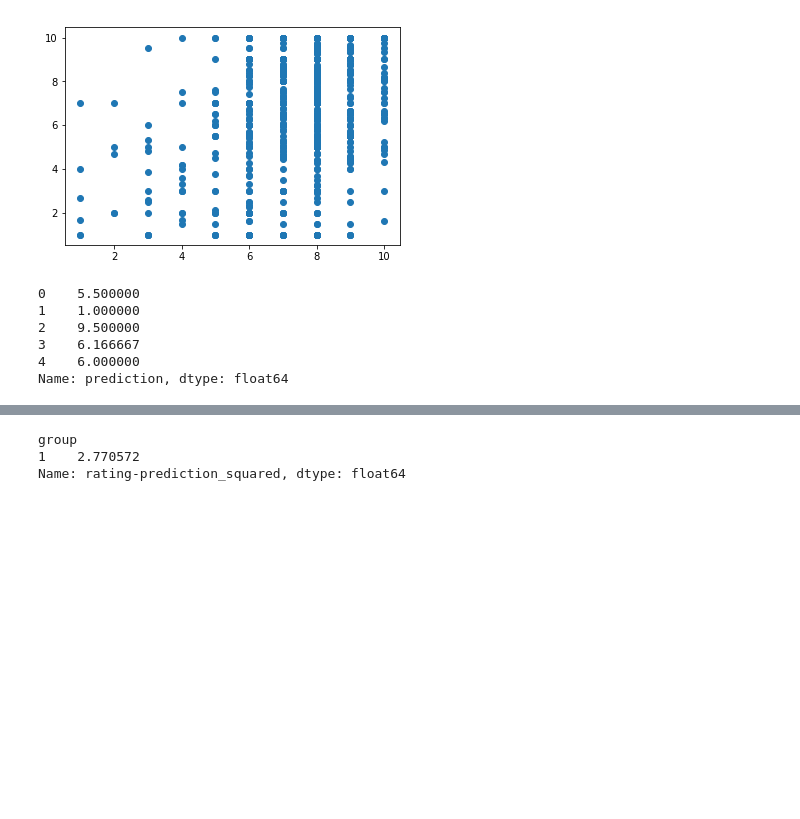
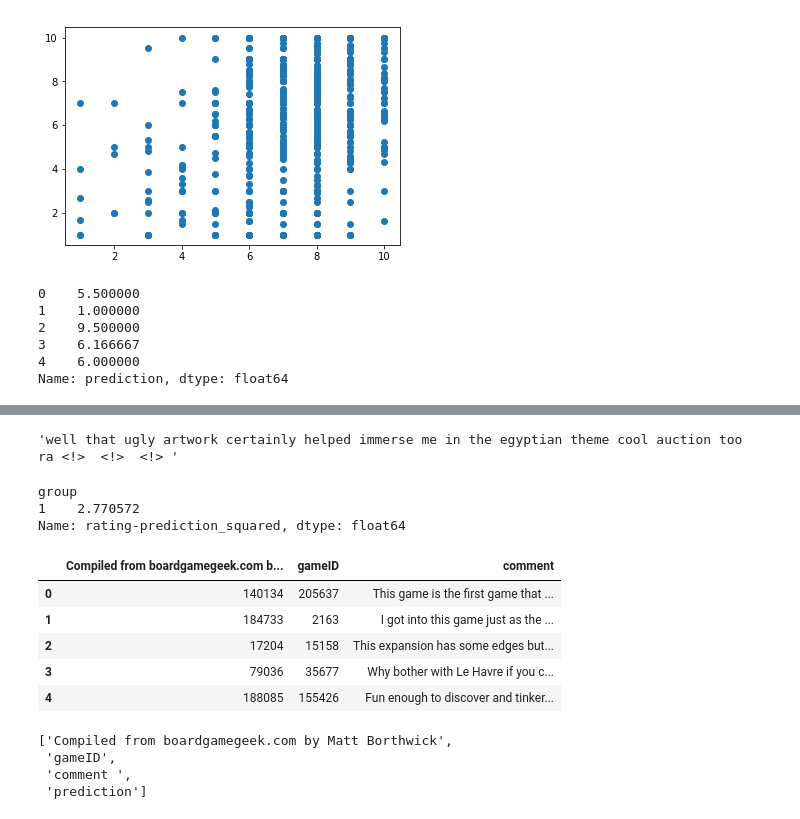
Before and after one commit to matthewgiem/boardgame_sentiment_analysis, a Jupyter notebook: Thursdays Work.ipynb, the cells around one changed output, grey strips where cells are left out. Cells and saved outputs as stored; diff of their text form; code cells hidden in the pictures; blank space fills up the shorter version.

```diff
--- a/Thursdays Work.ipynb
+++ b/Thursdays Work.ipynb
@@ -366,3 +359,7 @@ test.head()
+# %%
+test.loc[1].comment
+# %% [output]
+'well that ugly artwork certainly helped immerse me in the egyptian theme cool auction too  ra <!>  <!>  <!> '
 # %%
 def return_rmse(series):
     total = 0
@@ -379,0 +379,16 @@ Name: rating-prediction_squared, dtype: float64
+# %%
+matthews_test.head()
+# %% [output]
+|  | Compiled from boardgamegeek.com b... | gameID | comment |
+| 0 | 140134 | 205637 | This game is the first game that ... |
+| 1 | 184733 | 2163 | I got into this game just as the ... |
+| 2 | 17204 | 15158 | This expansion has some edges but... |
+| 3 | 79036 | 35677 | Why bother with Le Havre if you c... |
+| 4 | 188085 | 155426 | Fun enough to discover and tinker... |
+# %%
+list(matthews_test)
+# %% [output]
+['Compiled from boardgamegeek.com by Matt Borthwick',
+ 'gameID',
+ 'comment ',
+ 'prediction']
```
Also changed, not shown: parts of 17 cells of this notebook.
